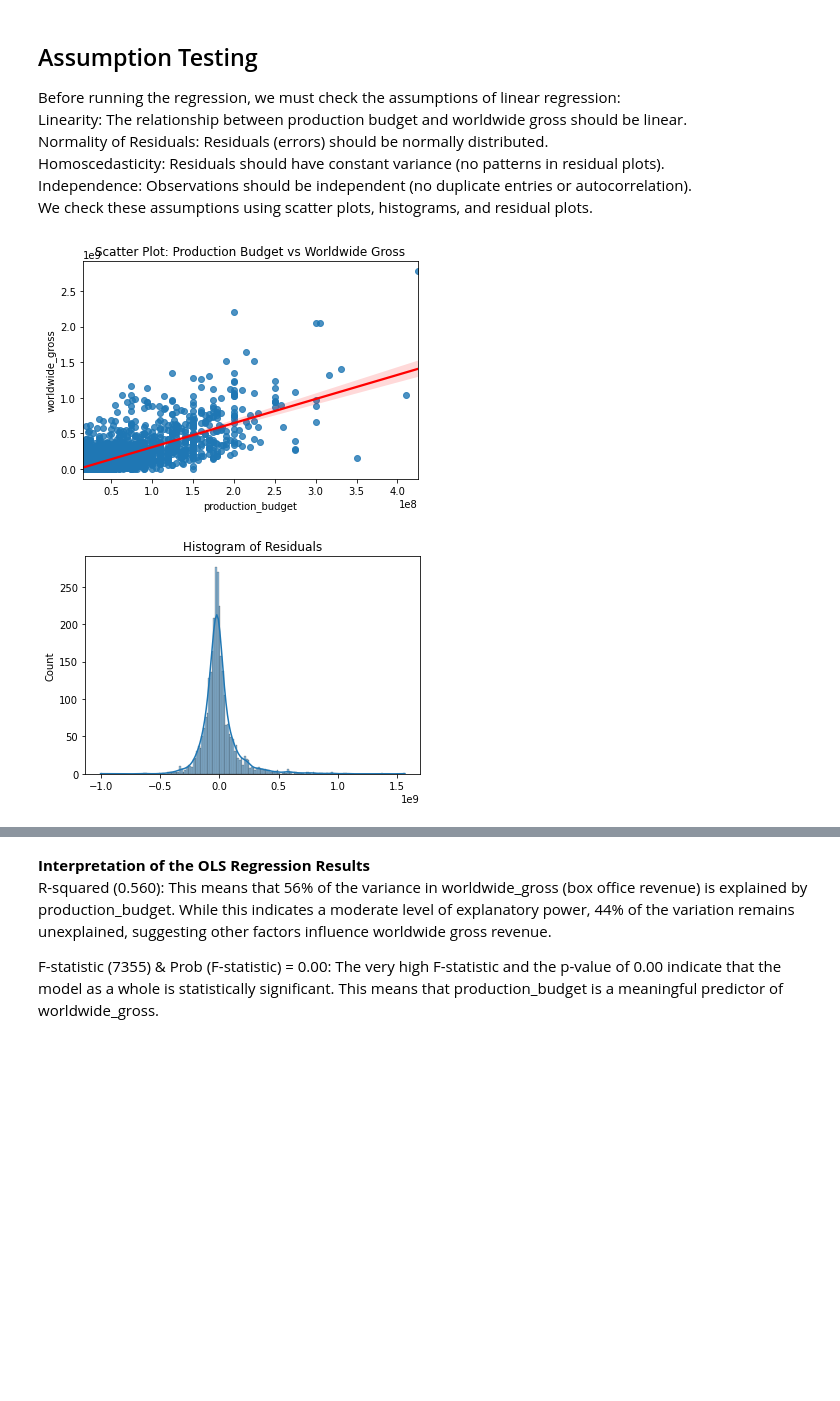
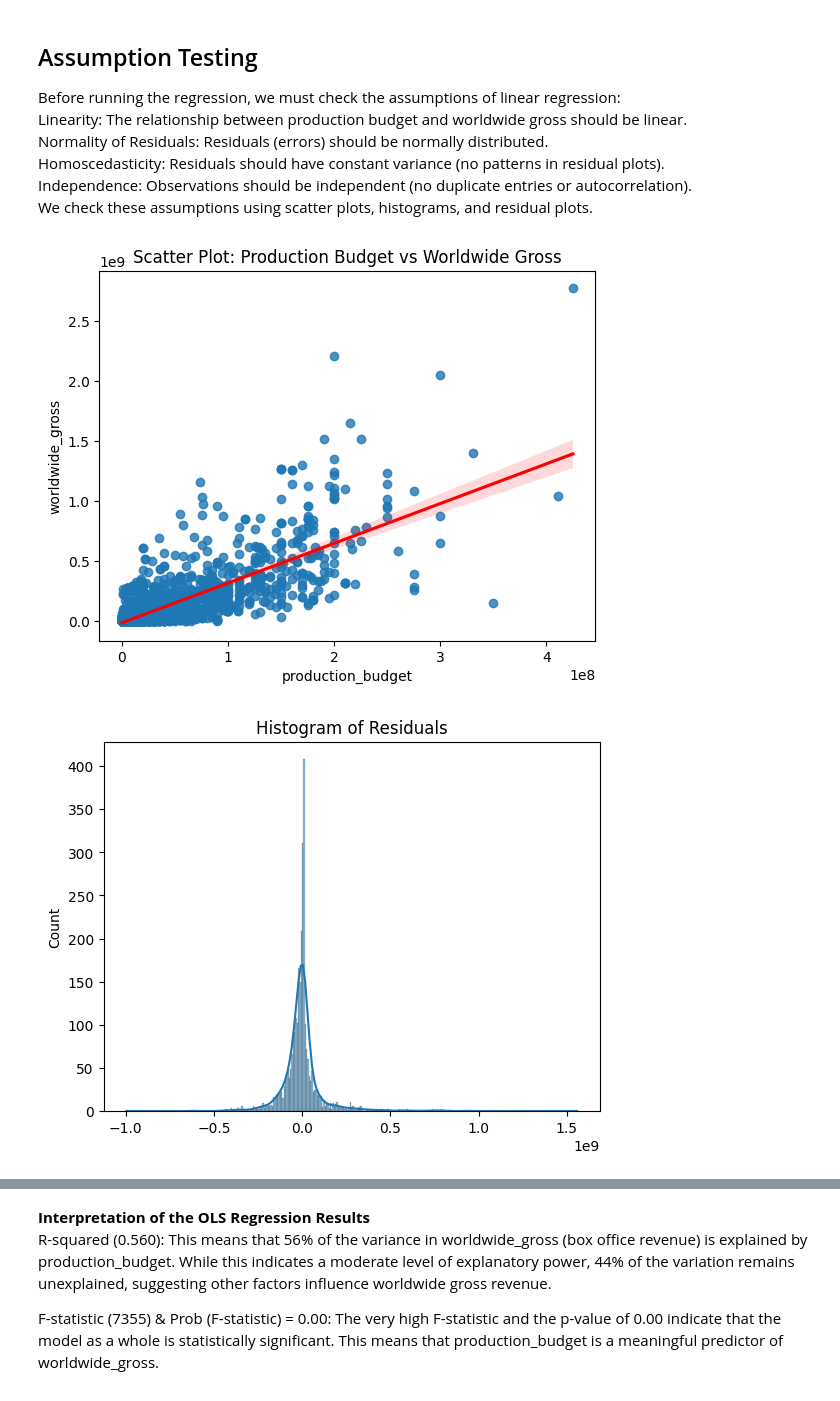
Before and after one commit to Paul-M-ARCH/phase2-project, a Jupyter notebook: phase-2-project-Copy1.ipynb, the cells around one changed output, grey strips where cells are left out. Cells and saved outputs as stored; diff of their text form; code cells hidden in the pictures; blank space fills up the shorter version.

```diff
--- a/phase-2-project-Copy1.ipynb
+++ b/phase-2-project-Copy1.ipynb
@@ -294,0 +278,4 @@ df_final.describe()
+# %%
+#dropping columns that will not be used for out analysis
+movies_merged.drop(columns=['original_title', 'id', 'movie'], inplace=True)
+movies_merged
@@ -308,10 +323,10 @@ plt.show()
 # %% [markdown]
 Distribution of Profitable vs. Non-profitable Movies
 # %%
-df_final["profit"] = df_final["worldwide_gross"] - df_final["production_budget"]
+movies_merged["profit"] = movies_merged["worldwide_gross"] - movies_merged["production_budget"]
 
 plt.figure(figsize=(10, 6))
-sns.histplot(df_final["profit"], bins=50, kde=True)
+sns.histplot(movies_merged["profit"], bins=50, kde=True)
 plt.xlabel("Profit")
 plt.ylabel("Frequency")
 plt.title("Distribution of Movie Profits")
@@ -350,9 +365,9 @@ A t-test assumes the data is approximately normally distributed. We can check th
 # %%
 from scipy.stats import shapiro
 # Define high and low-budget categories based on median production budget.
-median_budget = df_final["production_budget"].median()
-high_budget = df_final[df_final["production_budget"] >= median_budget]["worldwide_gross"]
-low_budget = df_final[df_final["production_budget"] < median_budget]["worldwide_gross"]
+median_budget = movies_merged ["production_budget"].median()
+high_budget = movies_merged[movies_merged["production_budget"] >= median_budget]["worldwide_gross"]
+low_budget = movies_merged[movies_merged["production_budget"] < median_budget]["worldwide_gross"]
 # Check normality
 shapiro_high = shapiro(high_budget.sample(500, random_state=42))  # Sample to avoid errors in large datasets
 shapiro_low = shapiro(low_budget.sample(500, random_state=42))
@@ -383,9 +398,9 @@ Since the p-value is much smaller than the standard significance level (𝛼 = 0
 **Boxplot for Budget Categories**
 This boxplot shows the spread of revenue for high vs. low-budget movies.
 # %%
-df_final["budget_category"] = df_final["production_budget"] >= median_budget
+movies_merged["budget_category"] = movies_merged["production_budget"] >= median_budget
 plt.figure(figsize=(8, 6))
-sns.boxplot(x=df_final["budget_category"], y=df_final["worldwide_gross"])
+sns.boxplot(x=movies_merged["budget_category"], y=movies_merged["worldwide_gross"])
 plt.xticks([0, 1], ["Low Budget", "High Budget"])
 plt.ylabel("Worldwide Gross Revenue ($)")
 plt.xlabel("Budget Category")
@@ -440,34 +455,34 @@ Independence: Observations should be independent (no duplicate entries or autoco
 We check these assumptions using scatter plots, histograms, and residual plots.
 # %%
 # Load Data
-X = df_final["production_budget"]
-y = df_final["worldwide_gross"]
+X = movies_merged["production_budget"]
+y = movies_merged["worldwide_gross"]
 
 # Add Constant for Regression
 X = sm.add_constant(X)
 
 # Fit Linear Regression Model
 model = sm.OLS(y, X).fit()
 
 # Check Assumptions
 # 1. Scatter Plot for Linearity
-sns.regplot(x=df_final["production_budget"], y=df_final["worldwide_gross"], line_kws={"color": "red"})
+sns.regplot(x=movies_merged["production_budget"], y=movies_merged["worldwide_gross"], line_kws={"color": "red"})
 plt.title("Scatter Plot: Production Budget vs Worldwide Gross")
 plt.show()
 
 # 2. Histogram for Residual Normality
 residuals = model.resid
 sns.histplot(residuals, kde=True)
 plt.title("Histogram of Residuals")
 plt.show()
 
 # 3. Residuals vs Fitted Values for Homoscedasticity
 sns.residplot(x=model.fittedvalues, y=residuals, lowess=True, line_kws={"color": "red"})
 plt.title("Residual Plot: Checking Homoscedasticity")
 plt.show()
 
 # 4. Summary Statistics for Residuals
 print(model.summary())
 # %% [output]
-[figure, old version]
+[figure, new version]
-[figure, old version]
+[figure, new version]
```
Also changed, not shown: parts of 56 cells of this notebook.
